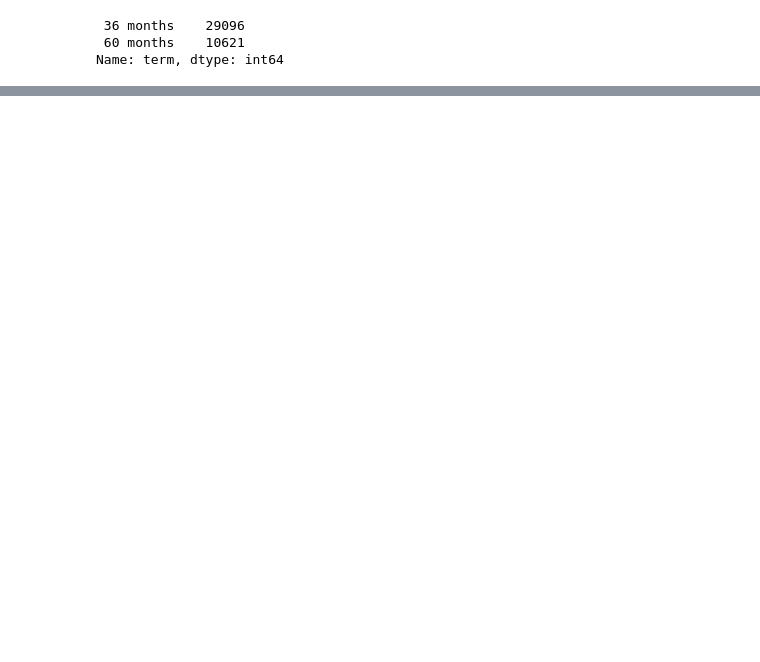
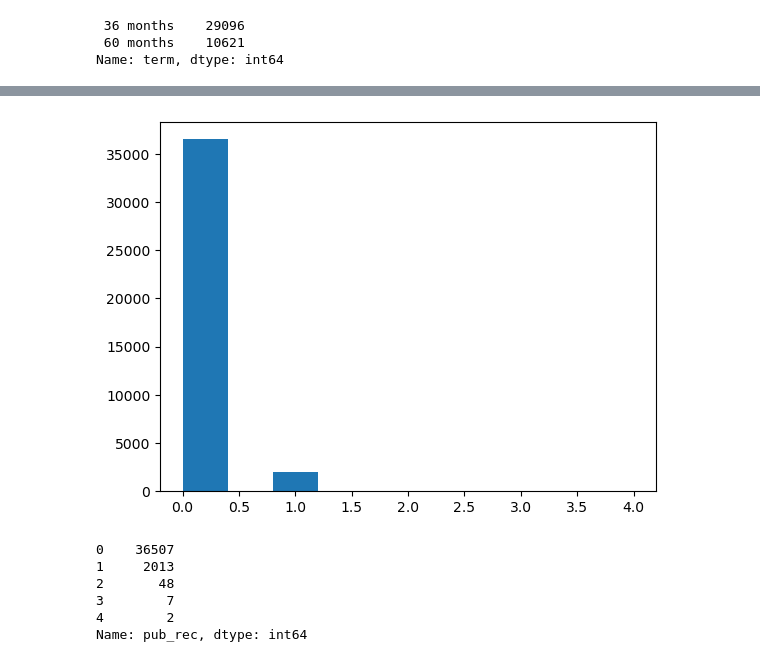
Before and after one commit to udayrangta89/LendingClubCaseStudy, a Jupyter notebook: UdayRangta.ipynb, the cells around one changed output, grey strips where cells are left out. Cells and saved outputs as stored; diff of their text form; code cells hidden in the pictures; blank space fills up the shorter version.

```diff
--- a/UdayRangta.ipynb
+++ b/UdayRangta.ipynb
@@ -275,0 +488,12 @@ loan_drop3["int_rate_without%"]=loan_drop3[loan_drop3.]
+# %%
+plt.hist(loan_drop4.pub_rec)
+plt.show()
+loan_drop4.pub_rec.value_counts()
+# %% [output]
+[figure, added]
+0    36507
+1     2013
+2       48
+3        7
+4        2
+Name: pub_rec, dtype: int64
```
Also changed, not shown: parts of 19 cells of this notebook.
